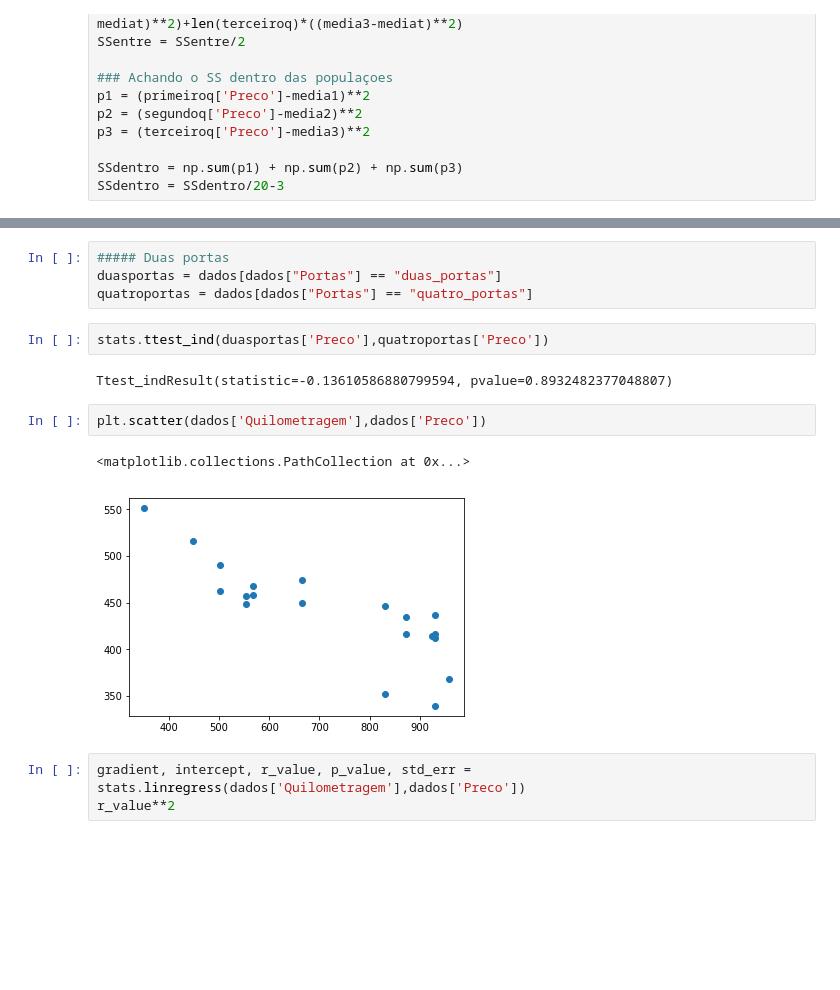
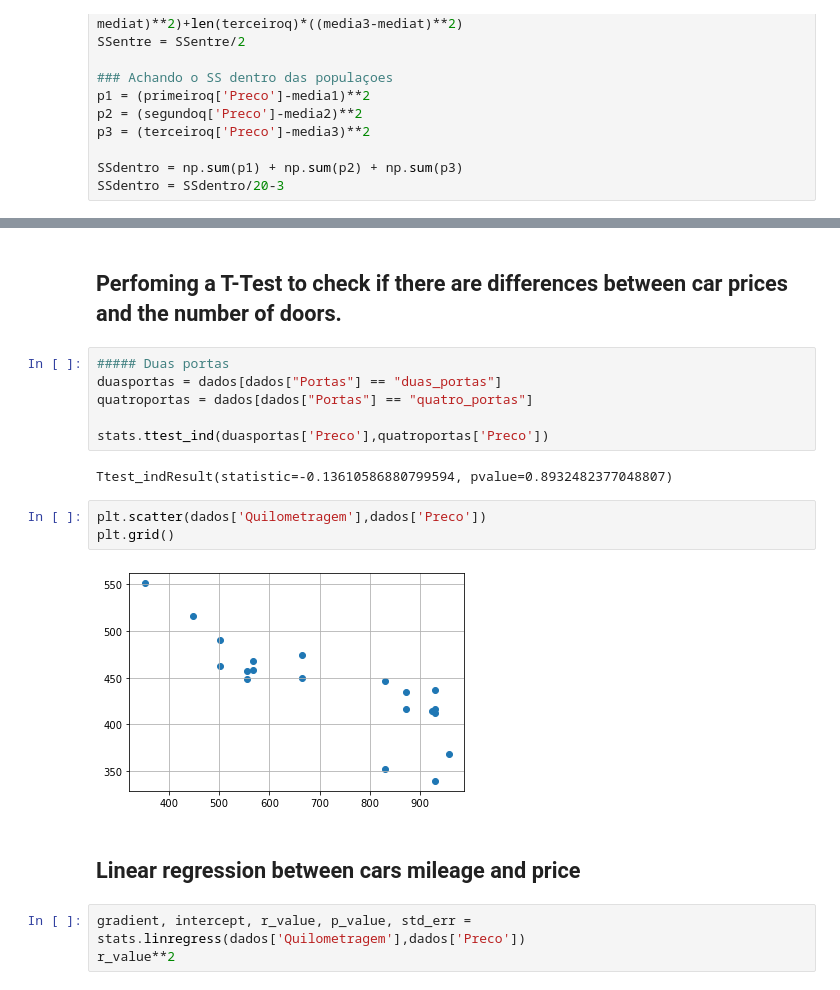
Before and after one commit to joaopedroamorim/DS_Codes, a Jupyter notebook: Exemplos_LeisdeProbabilidade.ipynb, the cells around one changed output, grey strips where cells are left out. Cells and saved outputs as stored; diff of their text form; blank space fills up the shorter version.

Commit message:
updating statistics

```diff
--- a/Exemplos_LeisdeProbabilidade.ipynb
+++ b/Exemplos_LeisdeProbabilidade.ipynb
@@ -312,16 +270,20 @@ F_onewayResult(statistic=15.9476669819163, pvalue=0.00012590494540944483)
+# %% [markdown]
+## Perfoming a T-Test to check if there are differences between car prices and the number of doors.
 # %%
 ##### Duas portas
 duasportas = dados[dados["Portas"] == "duas_portas"]
 quatroportas = dados[dados["Portas"] == "quatro_portas"]
+
+stats.ttest_ind(duasportas['Preco'],quatroportas['Preco'])
+# %% [output]
+Ttest_indResult(statistic=-0.13610586880799594, pvalue=0.8932482377048807)
-# %%
-stats.ttest_ind(duasportas['Preco'],quatroportas['Preco'])
-# %% [output]
-Ttest_indResult(statistic=-0.13610586880799594, pvalue=0.8932482377048807)
 # %%
 plt.scatter(dados['Quilometragem'],dados['Preco'])
+plt.grid()
 # %% [output]
-<matplotlib.collections.PathCollection at 0x...>
-[figure, old version]
+[figure, new version]
+# %% [markdown]
+## Linear regression between cars mileage and price
 # %%
 gradient, intercept, r_value, p_value, std_err = stats.linregress(dados['Quilometragem'],dados['Preco'])
 r_value**2
```
Also changed, not shown: parts of 47 cells of this notebook.
